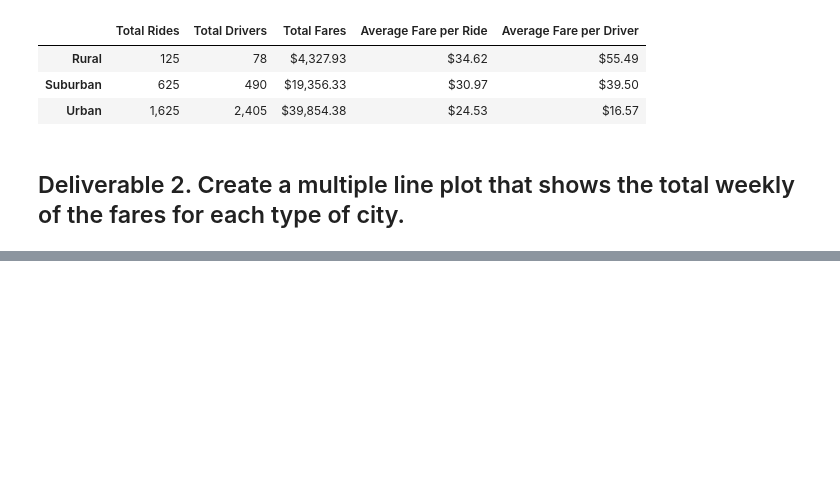
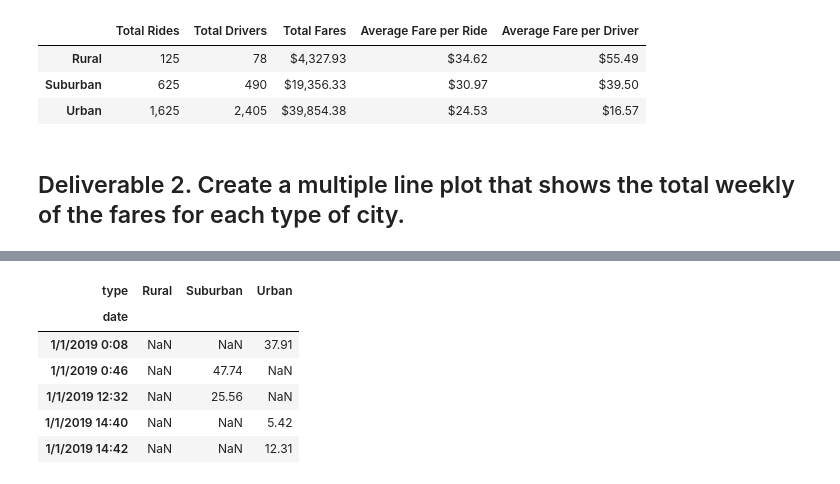
Before and after one commit to remsic12/PyBer_Analysis, a Jupyter notebook: PyBer_Challenge_starter_code.ipynb, the cells around one changed output, grey strips where cells are left out. Cells and saved outputs as stored; diff of their text form; code cells hidden in the pictures; blank space fills up the shorter version.

```diff
--- a/PyBer_Challenge_starter_code.ipynb
+++ b/PyBer_Challenge_starter_code.ipynb
@@ -135,5 +162,15 @@ pyber_summary_df
 # %%
 # 4. Create a pivot table with the 'date' as the index, the columns ='type', and values='fare'
 # to get the total fares for each type of city by the date.
+fare_by_city_date_df = fare_by_city_date_df.pivot(index='date',columns='type', values='fare')
+fare_by_city_date_df.head()
+# %% [output]
+| type | Rural | Suburban | Urban |
+| date |  |  |  |
+| 1/1/2019 0:08 | NaN | NaN | 37.91 |
+| 1/1/2019 0:46 | NaN | 47.74 | NaN |
+| 1/1/2019 12:32 | NaN | 25.56 | NaN |
+| 1/1/2019 14:40 | NaN | NaN | 5.42 |
+| 1/1/2019 14:42 | NaN | NaN | 12.31 |
 # %%
 # 5. Create a new DataFrame from the pivot table DataFrame using loc on the given dates, '2019-01-01':'2019-04-29'.
```
Also changed, not shown: parts of 8 cells of this notebook, 2 other files.
